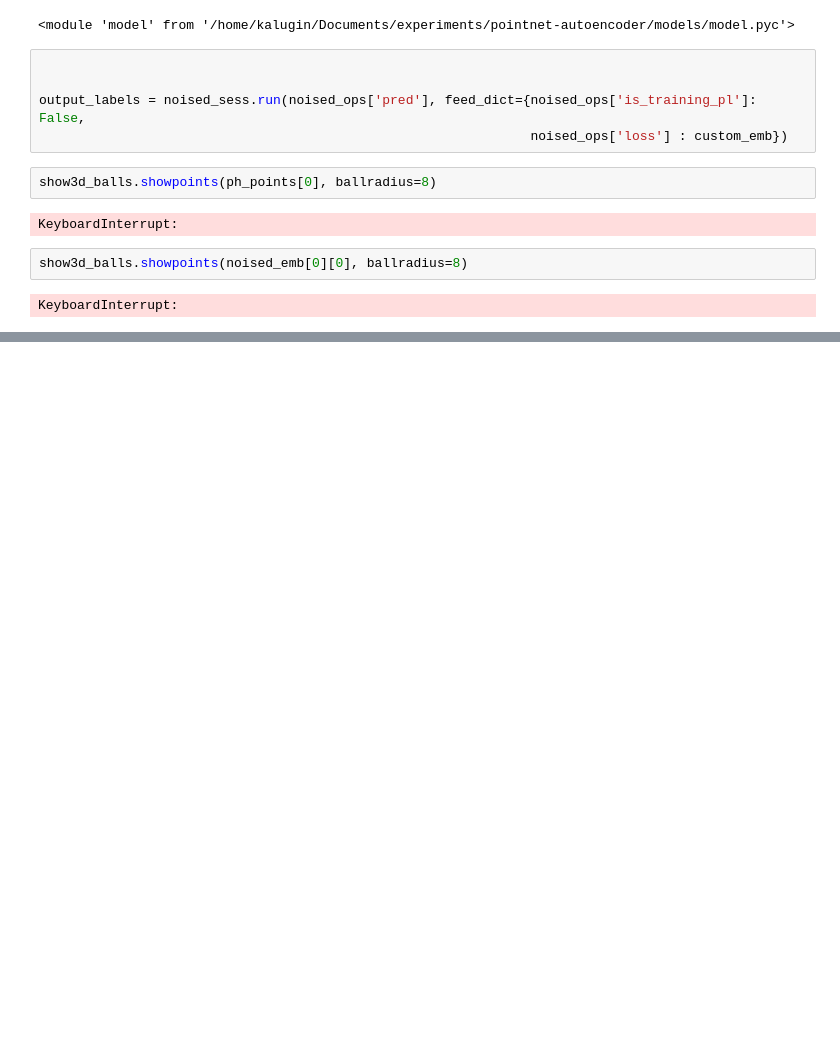
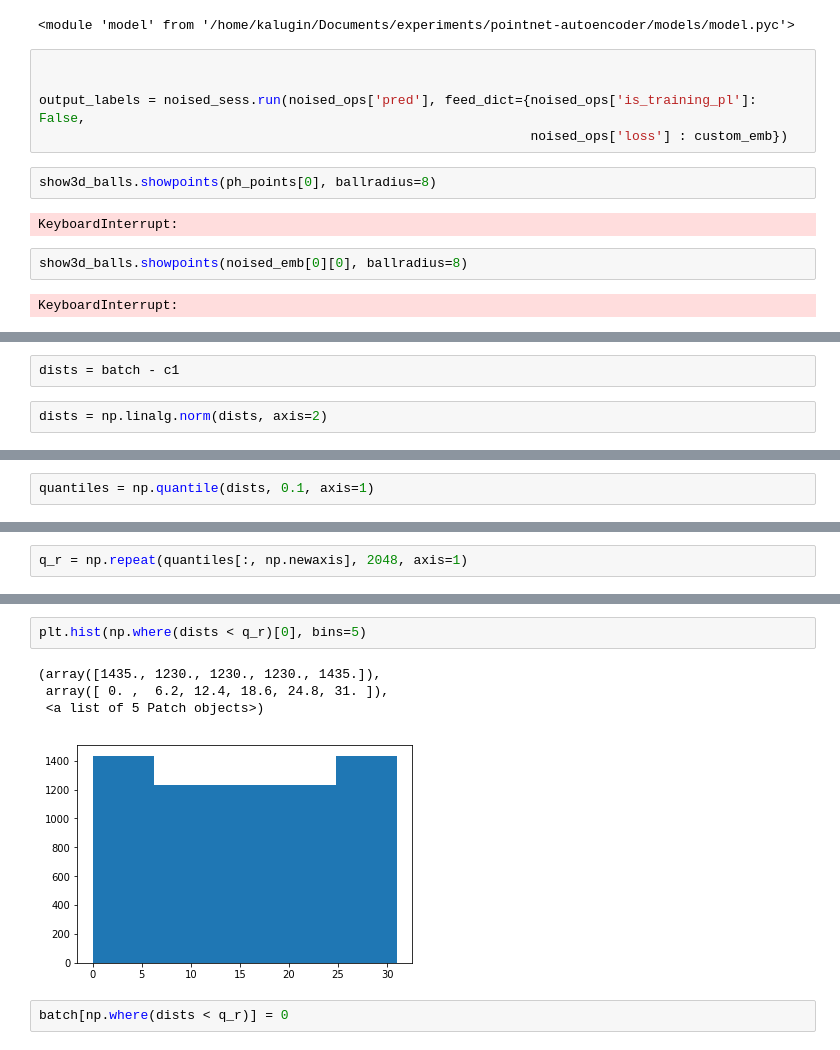
Before and after one commit to KaluginD/noised-pointnet-autoencoder, a Jupyter notebook: experiments.ipynb, the cells around one changed output, grey strips where cells are left out. Saved outputs shown, nothing was run; the diff lists cells and outputs as text; blank space fills up the shorter version.

```diff
--- a/experiments.ipynb
+++ b/experiments.ipynb
@@ -211,0 +547,4 @@ KeyboardInterrupt:
+# %%
+dists = batch - c1
+# %%
+dists = np.linalg.norm(dists, axis=2)
@@ -211,0 +555,2 @@ KeyboardInterrupt:
+# %%
+quantiles = np.quantile(dists, 0.1, axis=1)
@@ -211,0 +565,2 @@ KeyboardInterrupt:
+# %%
+q_r = np.repeat(quantiles[:, np.newaxis], 2048, axis=1)
@@ -211,0 +603,9 @@ KeyboardInterrupt:
+# %%
+plt.hist(np.where(dists < q_r)[0], bins=5)
+# %% [output]
+(array([1435., 1230., 1230., 1230., 1435.]),
+ array([ 0. ,  6.2, 12.4, 18.6, 24.8, 31. ]),
+ <a list of 5 Patch objects>)
+[figure, added]
+# %%
+batch[np.where(dists < q_r)] = 0
```
Also changed, not shown: parts of 105 cells of this notebook, 2 other files.
